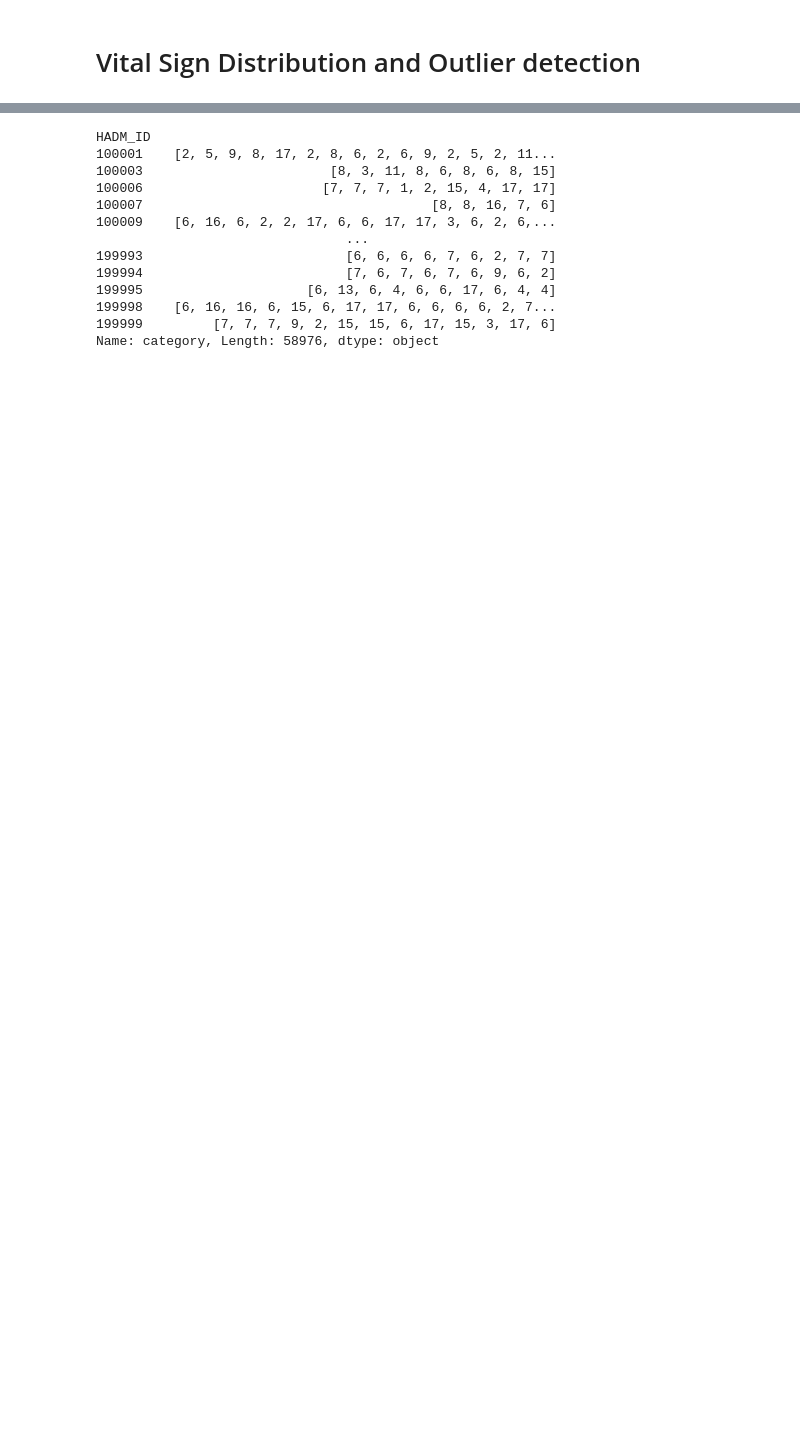
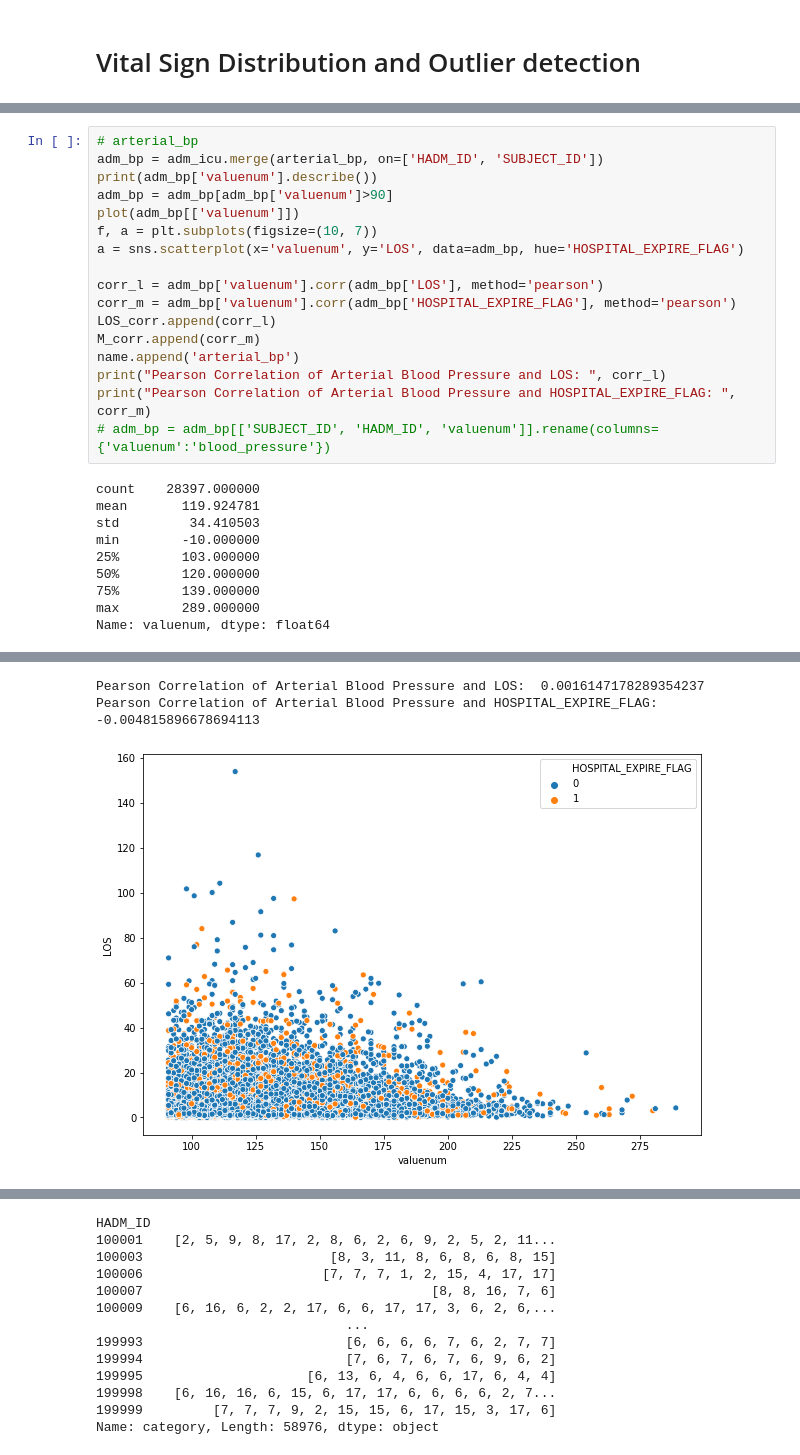
Before and after one commit to RachaelDing/733MIMIC_analysis, a Jupyter notebook: vital_signal_corr.ipynb, the cells around one changed output, grey strips where cells are left out. Drawn from its saved outputs; the diff is of its cells as text; blank space fills up the shorter version.

```diff
--- a/vital_signal_corr.ipynb
+++ b/vital_signal_corr.ipynb
@@ -413,0 +161,27 @@ for i in range(2, len(features)-1):
+# %%
+# arterial_bp
+adm_bp = adm_icu.merge(arterial_bp, on=['HADM_ID', 'SUBJECT_ID'])
+print(adm_bp['valuenum'].describe())
+adm_bp = adm_bp[adm_bp['valuenum']>90]
+plot(adm_bp[['valuenum']])
+f, a = plt.subplots(figsize=(10, 7))
+a = sns.scatterplot(x='valuenum', y='LOS', data=adm_bp, hue='HOSPITAL_EXPIRE_FLAG')
+
+corr_l = adm_bp['valuenum'].corr(adm_bp['LOS'], method='pearson')
+corr_m = adm_bp['valuenum'].corr(adm_bp['HOSPITAL_EXPIRE_FLAG'], method='pearson')
+LOS_corr.append(corr_l)
+M_corr.append(corr_m)
+name.append('arterial_bp')
+print("Pearson Correlation of Arterial Blood Pressure and LOS: ", corr_l)
+print("Pearson Correlation of Arterial Blood Pressure and HOSPITAL_EXPIRE_FLAG: ", corr_m)
+# adm_bp = adm_bp[['SUBJECT_ID', 'HADM_ID', 'valuenum']].rename(columns={'valuenum':'blood_pressure'})
+# %% [output]
+count    28397.000000
+mean       119.924781
+std         34.410503
+min        -10.000000
+25%        103.000000
+50%        120.000000
+75%        139.000000
+max        289.000000
+Name: valuenum, dtype: float64
@@ -413,0 +190,3 @@ for i in range(2, len(features)-1):
+Pearson Correlation of Arterial Blood Pressure and LOS:  0.0016147178289354237
+Pearson Correlation of Arterial Blood Pressure and HOSPITAL_EXPIRE_FLAG:  -0.004815896678694113
+[figure, added]
```
Also changed, not shown: parts of 52 cells of this notebook.
